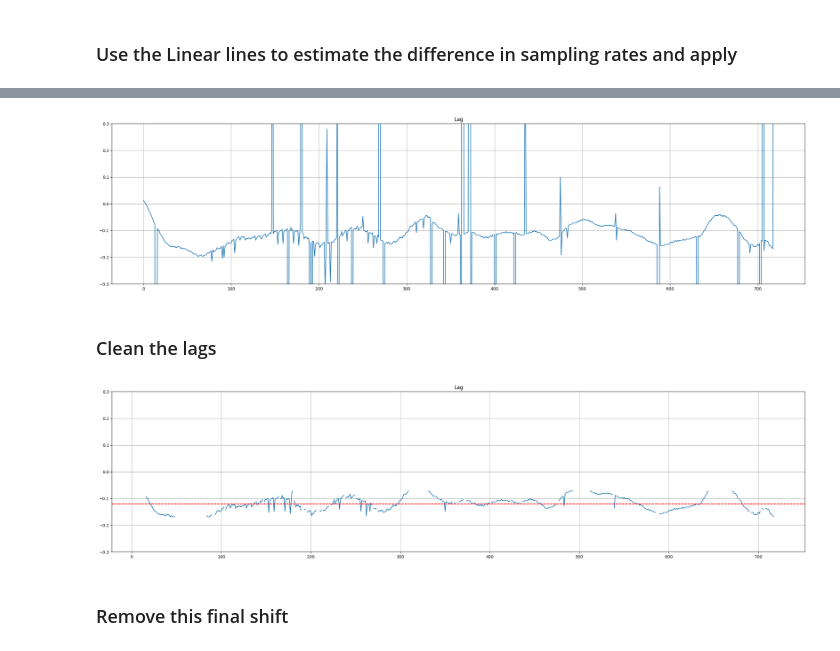
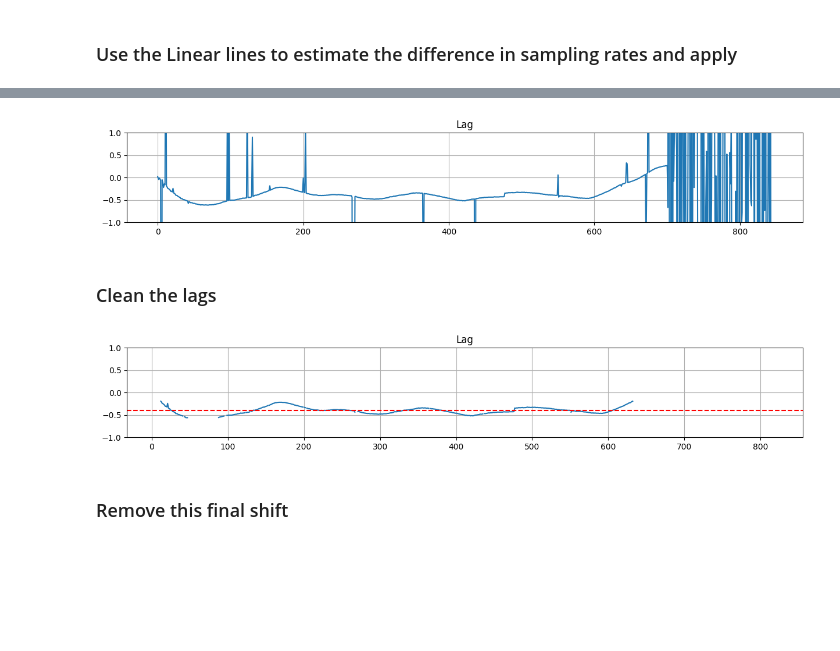
Before and after one commit to iduntech/idn-sync-data, a Jupyter notebook: sync_main.ipynb, the cells around one changed output, grey strips where cells are left out. Cells and saved outputs as stored; diff of their text form; code cells hidden in the pictures; blank space fills up the shorter version.

```diff
--- a/sync_main.ipynb
+++ b/sync_main.ipynb
@@ -108,3 +107,18 @@ plt.ylim(-200, 200)
+# %%
+
+SHIFT = SHIFT_SECONDS*config.BASE_SAMPLE_RATE
+
+# cut the lag_mean data from the start of idun_clipped_data if it is positive or from the start of  if negative
+if SHIFT < 0:
+    idun_pre_cut_data = idun_clipped_data[-SHIFT:]
+    idun_pre_base_cut_data = idun_base_clipped_data[-SHIFT:]
+    prodigy_pre_cut_data = prodigy_clipped_data[:-(-SHIFT)]
+    prodigy_base_pre_cut_df = prodigy_base_clipped_df[:-(-SHIFT)].reset_index(drop=True)
+else:
+    idun_pre_cut_data = idun_clipped_data[:-(SHIFT)]
+    idun_base_pre_cut_data = idun_base_clipped_data[:-(SHIFT)]
+    prodigy_pre_cut_data = prodigy_clipped_data[SHIFT:]
+    prodigy_base_pre_cut_df = prodigy_base_clipped_df[SHIFT:].reset_index(drop=True)
 # %%
 plt.figure(figsize=(15, 2))
 plt.plot(same_times,idun_clipped_data, label='idun')
@@ -119,11 +146,13 @@ plt.grid()
 ### Calculate lag
 # %%
 # extract only the first 1000 seconds
-prodigy_clipped_temp_data = copy.deepcopy(prodigy_clipped_data[:20*60*config.BASE_SAMPLE_RATE])
-idun_clipped_temp_data = copy.deepcopy(idun_clipped_data[:20*60*config.BASE_SAMPLE_RATE])
+prodigy_clipped_temp_data = copy.deepcopy(prodigy_pre_cut_data)
+idun_clipped_temp_data = copy.deepcopy(idun_pre_cut_data)
 
-prodigy_epochs = epoch_data(prodigy_clipped_temp_data, config.FIRST_LAG_EPOCH_SIZE)
-idun_epochs = epoch_data(idun_clipped_temp_data, config.FIRST_LAG_EPOCH_SIZE)
+search_size = config.FIRST_LAG_EPOCH_SIZE
+
+prodigy_epochs = epoch_data(prodigy_clipped_temp_data, search_size)
+idun_epochs = epoch_data(idun_clipped_temp_data, search_size)
 # extract only the f
 # %%
 correlation_arr, max_corr_arr, lag_arr = calculate_epochs_lag(prodigy_epochs, idun_epochs)
@@ -149,15 +178,15 @@ lag_mean = lag_initial[0]
 
 # cut the lag_mean data from the start of idun_clipped_data if it is positive or from the start of  if negative
 if lag_mean < 0:
-    idun_cut_data = idun_clipped_data[lag_mean:]
-    idun_base_cut_data = idun_base_clipped_data[lag_mean:]
-    prodigy_cut_data = prodigy_clipped_data[:-(lag_mean)]
-    prodigy_base_cut_df = prodigy_base_clipped_df[:-(lag_mean)].reset_index(drop=True)
+    idun_cut_data = idun_pre_cut_data[-lag_mean:]
+    idun_base_cut_data = idun_pre_base_cut_data[-lag_mean:]
+    prodigy_cut_data = prodigy_pre_cut_data[:-(-lag_mean)]
+    prodigy_base_cut_df = prodigy_base_pre_cut_df[:-(-lag_mean)].reset_index(drop=True)
 else:
-    idun_cut_data = idun_clipped_data[:-(lag_mean)]
-    idun_base_cut_data = idun_base_clipped_data[:-(lag_mean)]
-    prodigy_cut_data = prodigy_clipped_data[lag_mean:]
-    prodigy_base_cut_df = prodigy_base_clipped_df[lag_mean:].reset_index(drop=True)
+    idun_cut_data = idun_pre_cut_data[:-(lag_mean)]
+    idun_base_cut_data = idun_pre_base_cut_data[:-(lag_mean)]
+    prodigy_cut_data = prodigy_pre_cut_data[lag_mean:]
+    prodigy_base_cut_df = prodigy_base_pre_cut_df[lag_mean:].reset_index(drop=True)
 # %%
 # plot the data
 plt.figure(figsize=(15, 2))
@@ -320,13 +347,13 @@ final_idun_epochs = epoch_data(idun_adjusted_final_arr, config.SECOND_LAG_EPOCH_
 final_correlation_arr, final_max_corr_arr, final_lag_arr = calculate_epochs_lag(final_prodigy_epochs, final_idun_epochs)
 # %%
 final_lag_arr_copy = final_lag_arr.copy()
-plt.figure(figsize=(30, 7))
+plt.figure(figsize=(15, 2))
 plt.plot(np.array(final_lag_arr)/250)
 plt.title('Lag')
-plt.ylim(-0.3,0.3)
+plt.ylim(-1,1)
 plt.grid()
 # %% [output]
-[figure, old version]
+[figure, new version]
 # %% [markdown]
 ### Clean the lags
 # %%
@@ -336,15 +363,15 @@ nan_idx = np.argwhere(np.isnan(cleaned_final_lag_arr))
 # remove the nan values
 mean_final_lag = np.mean(np.delete(cleaned_final_lag_arr, nan_idx, axis=0))
 # %%
-plt.figure(figsize=(30, 7))
+plt.figure(figsize=(15, 2))
 plt.plot(np.array(cleaned_final_lag_arr)/250)
 # plot the mean_final_lag as a horizontal line
 plt.axhline(y=mean_final_lag/250, color='r', linestyle='--')
 plt.title('Lag')
-plt.ylim(-0.3,0.3)
+plt.ylim(-1,1)
 plt.grid()
 # %% [output]
-[figure, old version]
+[figure, new version]
 # %% [markdown]
 ### Remove this final shift
 # %%
```
Also changed, not shown: parts of 26 cells of this notebook.
